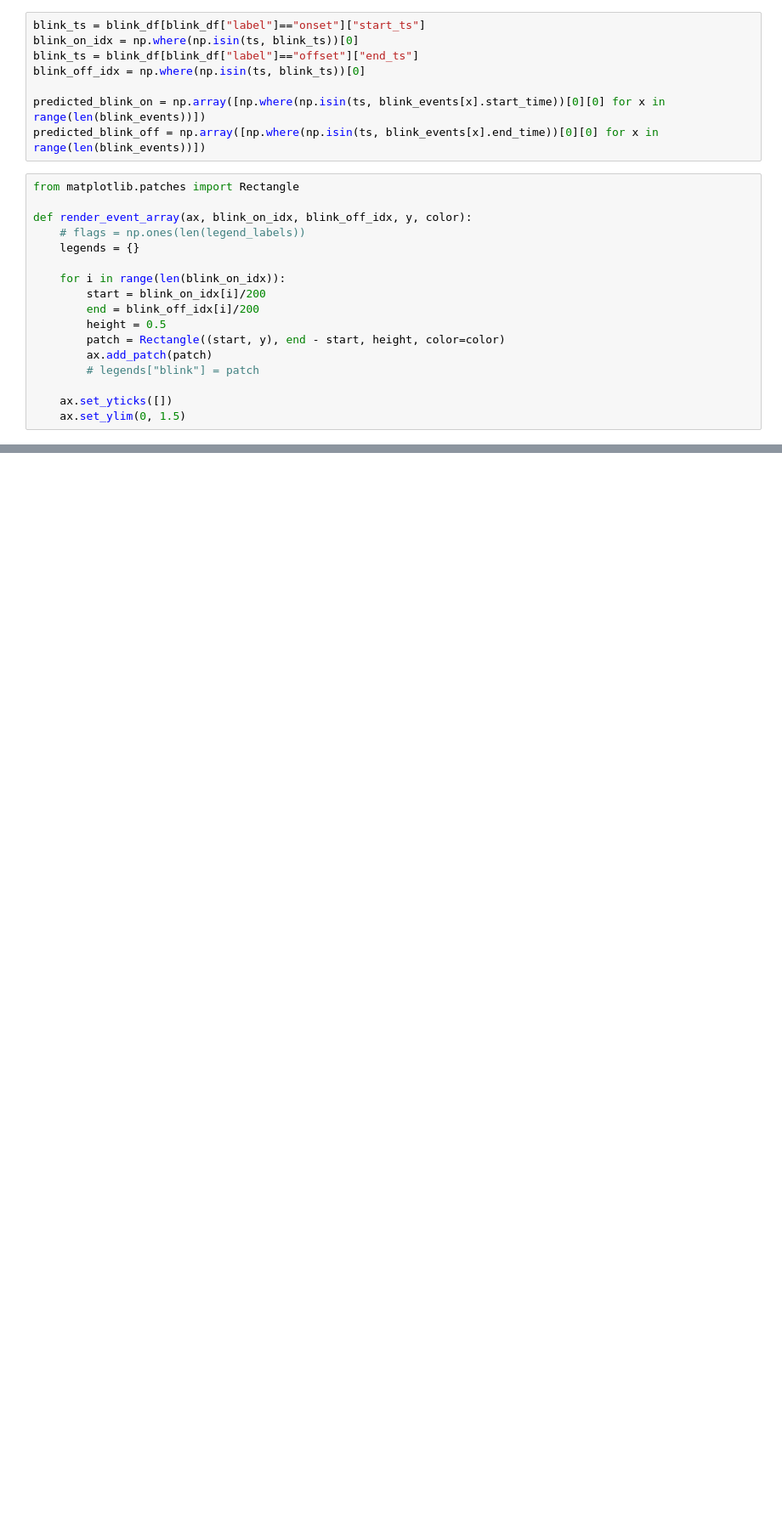
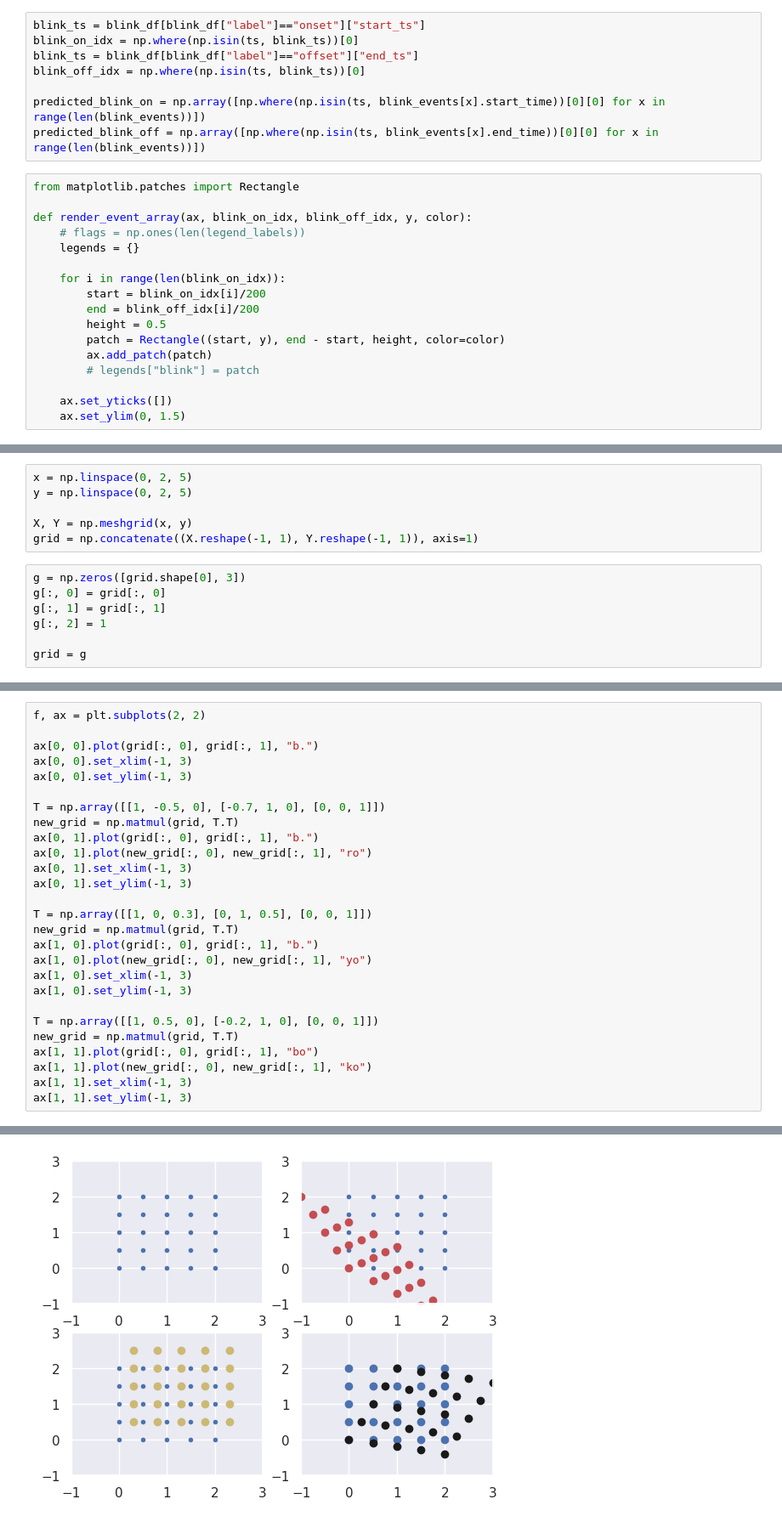
Before and after one commit to tpfffr/neon_blink_detection, a Jupyter notebook: notebooks/detect_blinks.ipynb, the cells around one changed output, grey strips where cells are left out. Shown at 85% size. Cells and saved outputs as stored; diff of their text form; blank space fills up the shorter version.

```diff
--- a/notebooks/detect_blinks.ipynb
+++ b/notebooks/detect_blinks.ipynb
@@ -228,0 +324,13 @@ array([   50,   414,   650,   747,   981,  1072,  1142,  1380,  1643,
+# %%
+x = np.linspace(0, 2, 5)
+y = np.linspace(0, 2, 5)
+
+X, Y = np.meshgrid(x, y)
+grid = np.concatenate((X.reshape(-1, 1), Y.reshape(-1, 1)), axis=1)
+# %%
+g = np.zeros([grid.shape[0], 3])
+g[:, 0] = grid[:, 0]
+g[:, 1] = grid[:, 1]
+g[:, 2] = 1
+
+grid = g
@@ -228,0 +357,28 @@ array([   50,   414,   650,   747,   981,  1072,  1142,  1380,  1643,
+# %%
+f, ax = plt.subplots(2, 2)
+
+ax[0, 0].plot(grid[:, 0], grid[:, 1], "b.")
+ax[0, 0].set_xlim(-1, 3)
+ax[0, 0].set_ylim(-1, 3)
+
+T = np.array([[1, -0.5, 0], [-0.7, 1, 0], [0, 0, 1]])
+new_grid = np.matmul(grid, T.T)
+ax[0, 1].plot(grid[:, 0], grid[:, 1], "b.")
+ax[0, 1].plot(new_grid[:, 0], new_grid[:, 1], "ro")
+ax[0, 1].set_xlim(-1, 3)
+ax[0, 1].set_ylim(-1, 3)
+
+T = np.array([[1, 0, 0.3], [0, 1, 0.5], [0, 0, 1]])
+new_grid = np.matmul(grid, T.T)
+ax[1, 0].plot(grid[:, 0], grid[:, 1], "b.")
+ax[1, 0].plot(new_grid[:, 0], new_grid[:, 1], "yo")
+ax[1, 0].set_xlim(-1, 3)
+ax[1, 0].set_ylim(-1, 3)
+
+T = np.array([[1, 0.5, 0], [-0.2, 1, 0], [0, 0, 1]])
+new_grid = np.matmul(grid, T.T)
+ax[1, 1].plot(grid[:, 0], grid[:, 1], "bo")
+ax[1, 1].plot(new_grid[:, 0], new_grid[:, 1], "ko")
+ax[1, 1].set_xlim(-1, 3)
+ax[1, 1].set_ylim(-1, 3)
+# %% [output]
@@ -228,0 +386 @@ array([   50,   414,   650,   747,   981,  1072,  1142,  1380,  1643,
+[figure, added]
```
Also changed, not shown: parts of 22 cells of this notebook, 10 other files.
